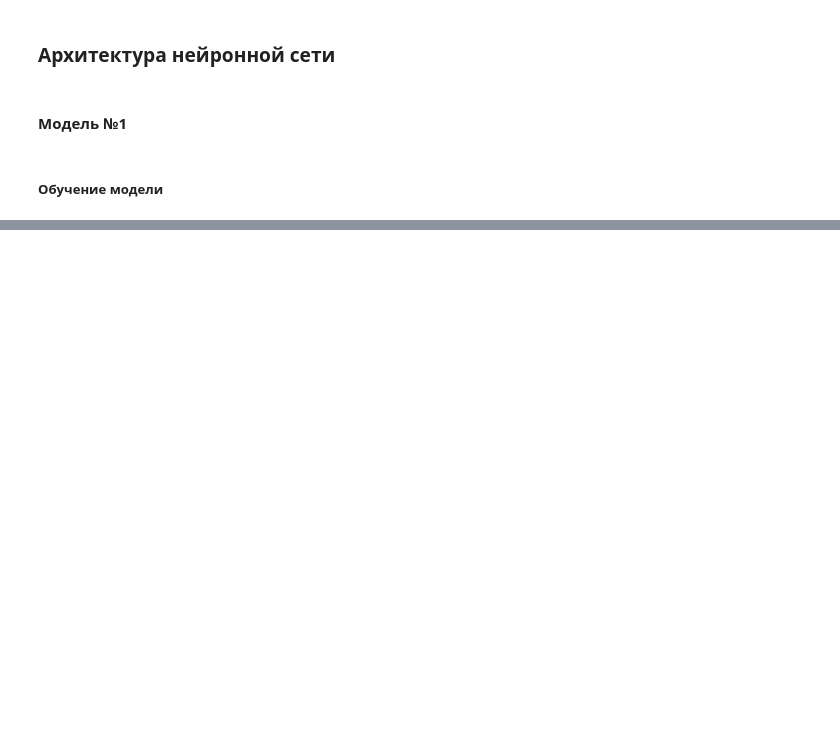
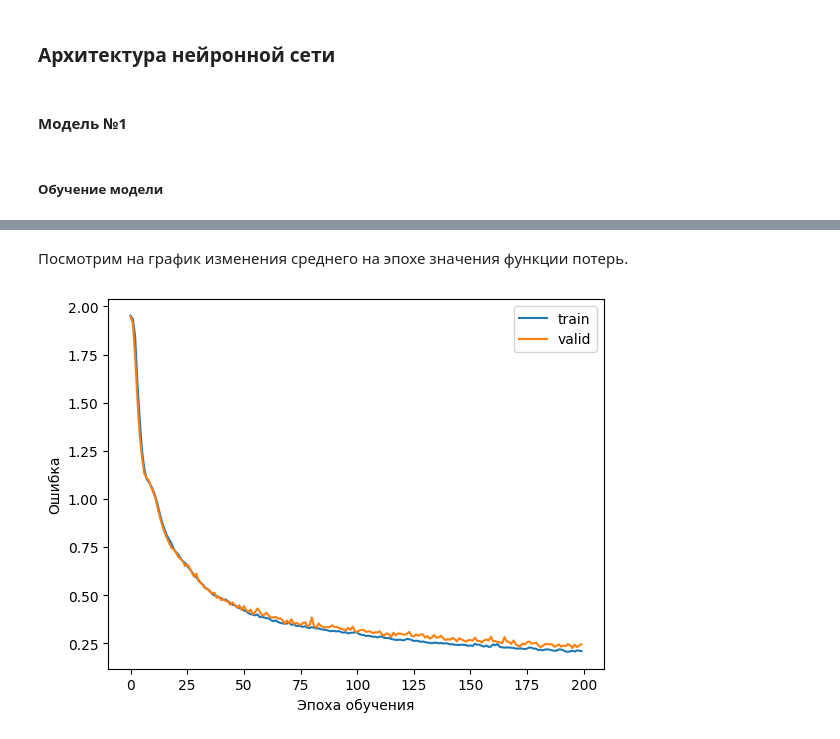
Before and after one commit to ArtyomShabunin/SMOPA, a Jupyter notebook: lesson_7.ipynb, the cells around one changed output, grey strips where cells are left out. Saved outputs shown, nothing was run; the diff lists cells and outputs as text; code cells hidden in the pictures; blank space fills up the shorter version.

```diff
--- a/lesson_7.ipynb
+++ b/lesson_7.ipynb
@@ -740,0 +684,21 @@ shap.summary_plot(shap_values, X_test_resampled_scaled, class_names=target_colum
+# %%
+FCNN_16_4 = FCNN(16, 4).to(device)
+
+criterion = nn.CrossEntropyLoss()
+optimizer = torch.optim.Adam(FCNN_16_4.parameters(), lr=1e-3, weight_decay=1e-5)
+scheduler = lr_scheduler.ReduceLROnPlateau(optimizer, mode='min', factor=0.3,
+                                           patience=30, threshold=0.0001)
+
+FCNN_16_4, losses_FCNN_16_4, lr_FCNN_16_4 = train_model(
+    FCNN_16_4, criterion, optimizer,
+    scheduler, num_epochs=200)
+# %% [markdown]
+Посмотрим на график изменения среднего на эпохе значения функции потерь.
+# %%
+plt.plot(losses_FCNN_16_4['train'], label='train');
+plt.plot(losses_FCNN_16_4['valid'], label='valid');
+plt.legend();
+plt.ylabel("Ошибка");
+plt.xlabel("Эпоха обучения");
+# %% [output]
+[figure, added]
```
Also changed, not shown: parts of 191 cells of this notebook.
